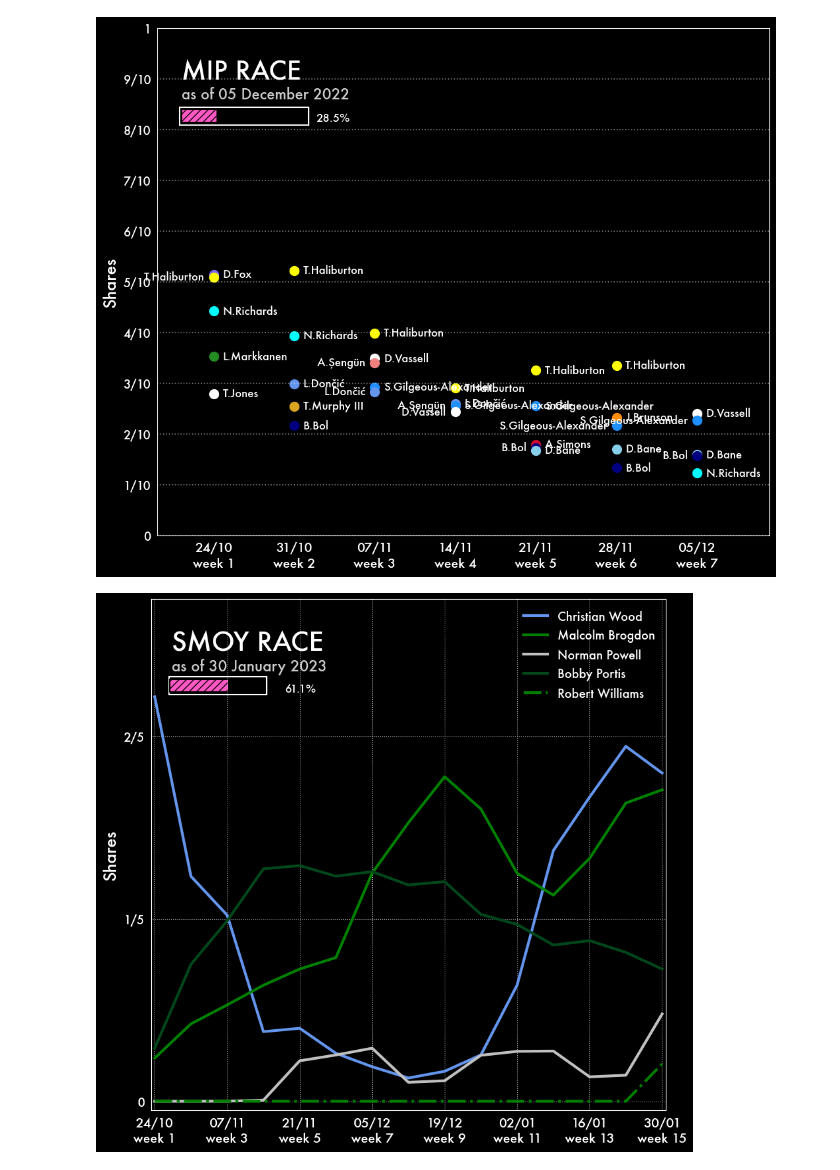
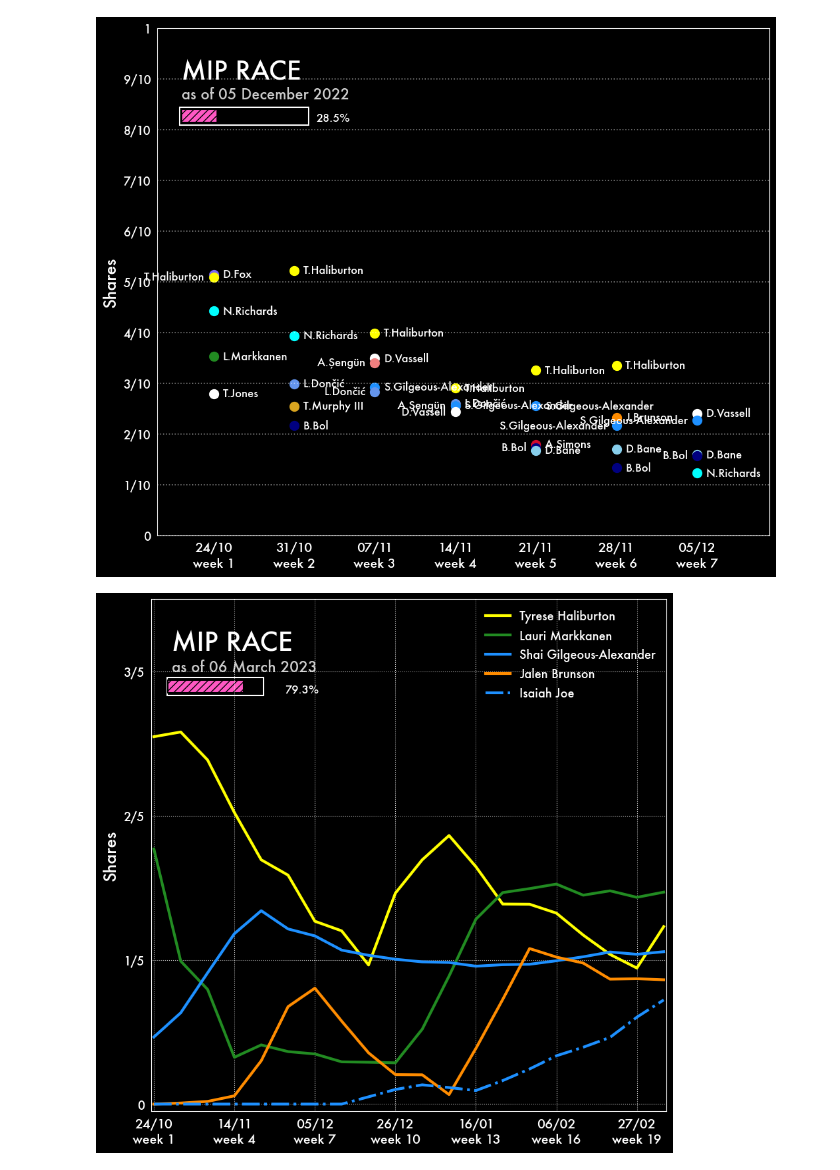
Before and after one commit to martinbog19/nba_ai_awards, a Jupyter notebook: Results/Plotting.ipynb, the cells around one changed output. Cells and saved outputs as stored; diff of their text form; code cells hidden in the pictures.

Commit message:
week 20 update

```diff
--- a/Results/Plotting.ipynb
+++ b/Results/Plotting.ipynb
@@ -13,7 +13,7 @@ print('MAKE SURE YOU CHANGE THE WEEK VARIABLE')
 # %% [output]
 MAKE SURE YOU CHANGE THE WEEK VARIABLE
 # %%
-week = 15 # CHANGE THIS
+week = 20 # CHANGE THIS
 date = datetime.now().strftime('%d %B %Y')
 time = datetime.now().strftime('%H:%M:%S')
 print(date + ' ; ' + time)
@@ -170,8 +170,8 @@ def player_race(award, week, xtraplayers = [], txtcol = 'white', facecol = 'blac
     plt.grid(axis = 'both', alpha = 3/4, linestyle = ':', color = txtcol) # Add a grid
     plt.ylabel('Shares', fontname = 'futura', size = 18, color = txtcol) # Set y-label
     if week > 10:
-        xticks = xticks[::2]
-        xlabs = xlabs[::2]
+        xticks = xticks[::3]
+        xlabs = xlabs[::3]
     plt.xticks(xticks, xlabs, fontname = 'futura', size = 14, color = txtcol) # Set x ticks
     plt.yticks([0, 1/5, 2/5, 3/5, 4/5, 1], ['0', '1/5', '2/5', '3/5', '4/5', '1'], fontname = 'futura', size = 13, color = txtcol)
 
@@ -202,7 +202,7 @@ def player_race(award, week, xtraplayers = [], txtcol = 'white', facecol = 'blac
 
     plt.show()
 # %%
-player_race('smoy', week = 15, legloc = 'best', ymax = 0.55, ncols = 1,
+player_race('mip', week = 20, legloc = 'best', ymax = 0.7, ncols = 1,
             save = True)
 # %% [output]
-[figure, old version]
+[figure, new version]
```
Also changed, not shown: parts of 1 cell of this notebook, 18 other files.
